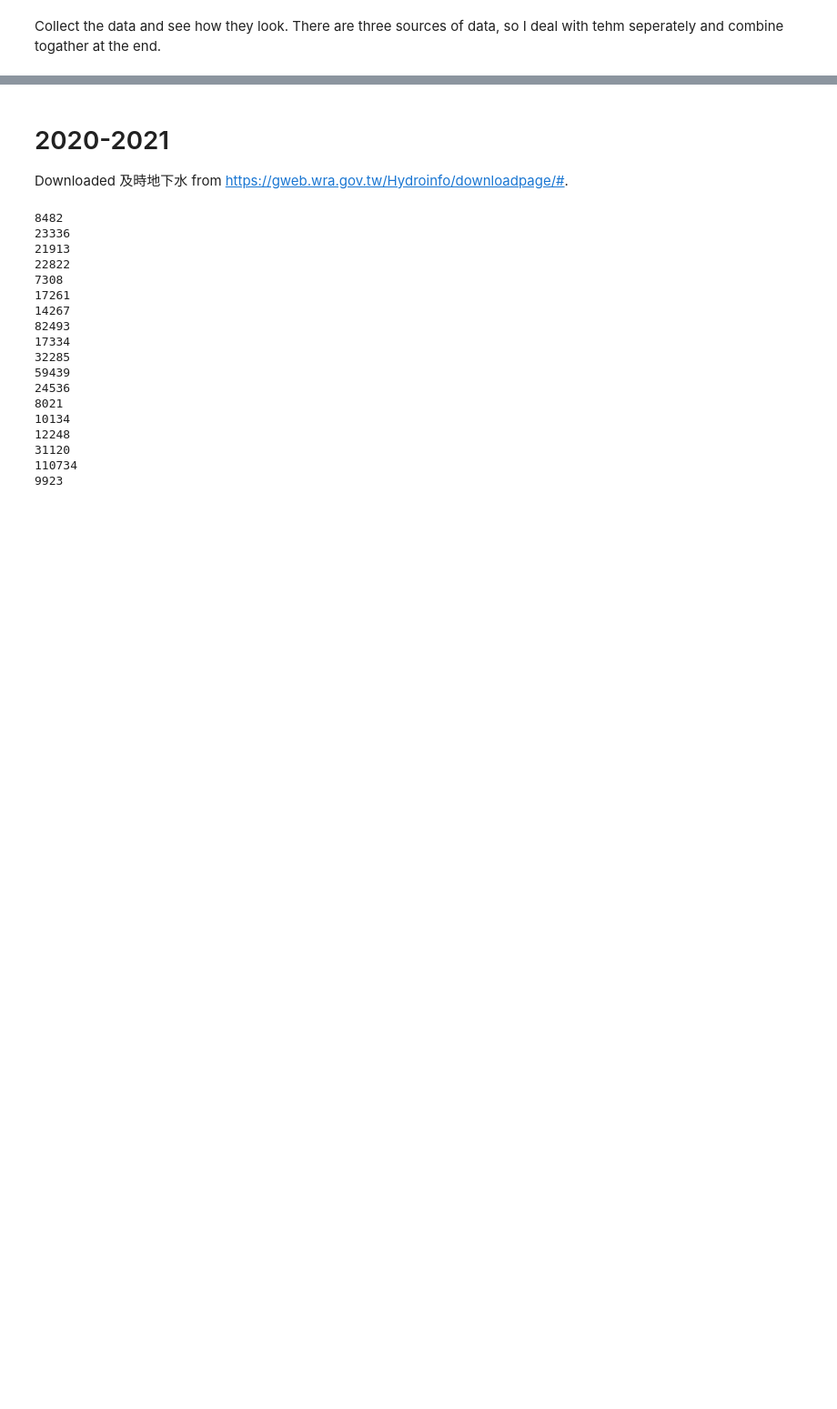
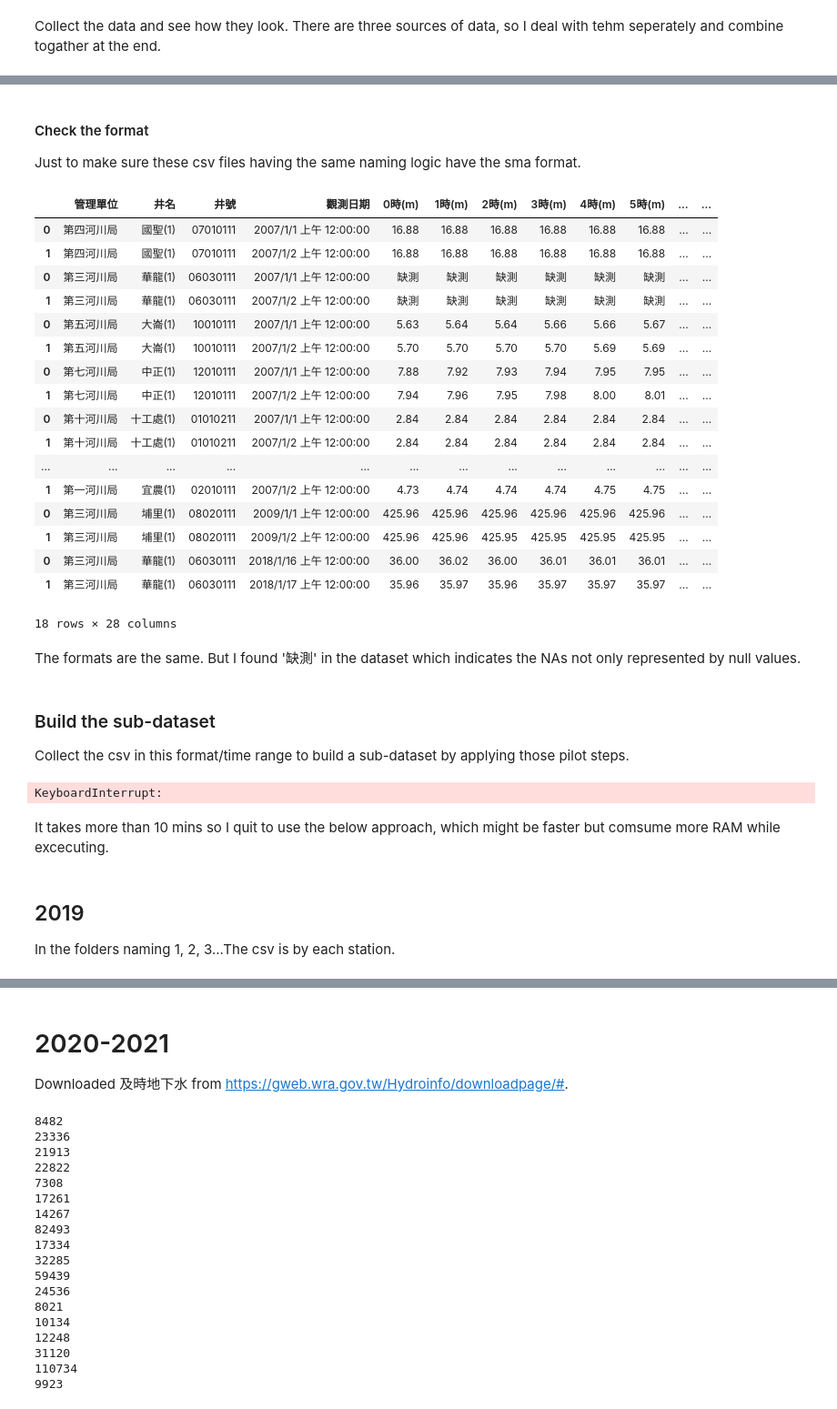
Before and after one commit to dispink/GW_NCDR, a Jupyter notebook: build_database_01.ipynb, the cells around one changed output, grey strips where cells are left out. Shown at 91% size. Cells and saved outputs as stored; diff of their text form; code cells hidden in the pictures; blank space fills up the shorter version.

```diff
--- a/build_database_01.ipynb
+++ b/build_database_01.ipynb
@@ -19,0 +40,7 @@ date = datetime.datetime.now().strftime('%Y%m%d')
+# %%
+dtype = np.hstack([[str, str, str, int], [float for _ in range(24)]])
+
+X = pd.read_csv('data/201901225/201901225_自記站時水位.csv', encoding='big5',
+        dtype={'管理單位': str, '井名': str, '井號': str, '觀測日期': str}
+        )
+X.info()
@@ -19,0 +70,3 @@ date = datetime.datetime.now().strftime('%Y%m%d')
+# %%
+cols = np.hstack([['管理單位', '井名', '井號', '觀測日期'], ['{}:00:00'.format(hr) for hr in range(24)]])
+X.columns = cols
@@ -19,0 +149,67 @@ date = datetime.datetime.now().strftime('%Y%m%d')
+# %% [markdown]
+#### Check the format
+Just to make sure these csv files having the same naming logic have the sma format.
+# %%
+cols = np.hstack([['管理單位', '井名', '井號', '觀測日期'], ['{}:00:00'.format(hr) for hr in range(24)]])
+
+check_df = pd.DataFrame()
+for csv in glob.glob('data/*/*_自記站時水位.csv'):
+        X = pd.read_csv(csv, encoding='big5',
+                dtype=object
+                )[:2]
+        check_df = pd.concat([check_df, X], axis=0, join='outer')
+check_df
+# %% [output]
+|  | 管理單位 | 井名 | 井號 | 觀測日期 | 0時(m) | 1時(m) | 2時(m) | 3時(m) | 4時(m) | 5時(m) | ... | ... |
+| 0 | 第四河川局 | 國聖(1) | 07010111 | 2007/1/1 上午 12:00:00 | 16.88 | 16.88 | 16.88 | 16.88 | 16.88 | 16.88 | ... | ... |
+| 1 | 第四河川局 | 國聖(1) | 07010111 | 2007/1/2 上午 12:00:00 | 16.88 | 16.88 | 16.88 | 16.88 | 16.88 | 16.88 | ... | ... |
+| 0 | 第三河川局 | 華龍(1) | 06030111 | 2007/1/1 上午 12:00:00 | 缺測 | 缺測 | 缺測 | 缺測 | 缺測 | 缺測 | ... | ... |
+| 1 | 第三河川局 | 華龍(1) | 06030111 | 2007/1/2 上午 12:00:00 | 缺測 | 缺測 | 缺測 | 缺測 | 缺測 | 缺測 | ... | ... |
+| 0 | 第五河川局 | 大崙(1) | 10010111 | 2007/1/1 上午 12:00:00 | 5.63 | 5.64 | 5.64 | 5.66 | 5.66 | 5.67 | ... | ... |
+| 1 | 第五河川局 | 大崙(1) | 10010111 | 2007/1/2 上午 12:00:00 | 5.70 | 5.70 | 5.70 | 5.70 | 5.69 | 5.69 | ... | ... |
+| 0 | 第七河川局 | 中正(1) | 12010111 | 2007/1/1 上午 12:00:00 | 7.88 | 7.92 | 7.93 | 7.94 | 7.95 | 7.95 | ... | ... |
+| 1 | 第七河川局 | 中正(1) | 12010111 | 2007/1/2 上午 12:00:00 | 7.94 | 7.96 | 7.95 | 7.98 | 8.00 | 8.01 | ... | ... |
+| 0 | 第十河川局 | 十工處(1) | 01010211 | 2007/1/1 上午 12:00:00 | 2.84 | 2.84 | 2.84 | 2.84 | 2.84 | 2.84 | ... | ... |
+| 1 | 第十河川局 | 十工處(1) | 01010211 | 2007/1/2 上午 12:00:00 | 2.84 | 2.84 | 2.84 | 2.84 | 2.84 | 2.84 | ... | ... |
+| ... | ... | ... | ... | ... | ... | ... | ... | ... | ... | ... | ... | ... |
+| 1 | 第一河川局 | 宜農(1) | 02010111 | 2007/1/2 上午 12:00:00 | 4.73 | 4.74 | 4.74 | 4.74 | 4.75 | 4.75 | ... | ... |
+| 0 | 第三河川局 | 埔里(1) | 08020111 | 2009/1/1 上午 12:00:00 | 425.96 | 425.96 | 425.96 | 425.96 | 425.96 | 425.96 | ... | ... |
+| 1 | 第三河川局 | 埔里(1) | 08020111 | 2009/1/2 上午 12:00:00 | 425.96 | 425.96 | 425.95 | 425.95 | 425.95 | 425.95 | ... | ... |
+| 0 | 第三河川局 | 華龍(1) | 06030111 | 2018/1/16 上午 12:00:00 | 36.00 | 36.02 | 36.00 | 36.01 | 36.01 | 36.01 | ... | ... |
+| 1 | 第三河川局 | 華龍(1) | 06030111 | 2018/1/17 上午 12:00:00 | 35.96 | 35.97 | 35.96 | 35.97 | 35.97 | 35.97 | ... | ... |
+18 rows × 28 columns
+# %% [markdown]
+The formats are the same. But I found '缺測' in the dataset which indicates the NAs not only represented by null values.
+# %% [markdown]
+### Build the sub-dataset
+Collect the csv in this format/time range to build a sub-dataset by applying those pilot steps.
+# %%
+cols = np.hstack([['管理單位', '井名', '井號', '觀測日期'], ['{}:00:00'.format(hr) for hr in range(24)]])
+
+compile_df = pd.DataFrame()
+for csv in glob.glob('data/*/*_自記站時水位.csv'):
+        X = pd.read_csv(csv, encoding='big5',
+                dtype=object
+                )
+        # change hr names
+        X.columns = cols
+
+        # melt the data, excluding '管理單位'
+        X = pd.melt(X, id_vars=X.columns[1:4], value_vars=X.columns[4:], value_name='水位(m)', var_name='Time')
+
+        # build timestamp
+        X['Datetime'] = pd.to_datetime([
+                '{} {}'.format(row['觀測日期'].split()[0], row['Time']) for _, row in X.iterrows()])
+        X = X.drop(['觀測日期', 'Time'], axis=1)
+
+        # cut off the space tail of 井名
+        X['井名'] = [_.split()[0] for _ in X['井名']]
+
+        # append the data to the compile
+        compile_df = pd.concat([compile_df, X], axis=0, join='outer')
+
+compile_df.info()
+# %% [output]
+KeyboardInterrupt:
+# %% [markdown]
+It takes more than 10 mins so I quit to use the below approach, which might be faster but comsume more RAM while excecuting.
@@ -19,0 +242,3 @@ date = datetime.datetime.now().strftime('%Y%m%d')
+# %% [markdown]
+## 2019
+In the folders naming 1, 2, 3...The csv is by each station.
```
Also changed, not shown: parts of 22 cells of this notebook.
